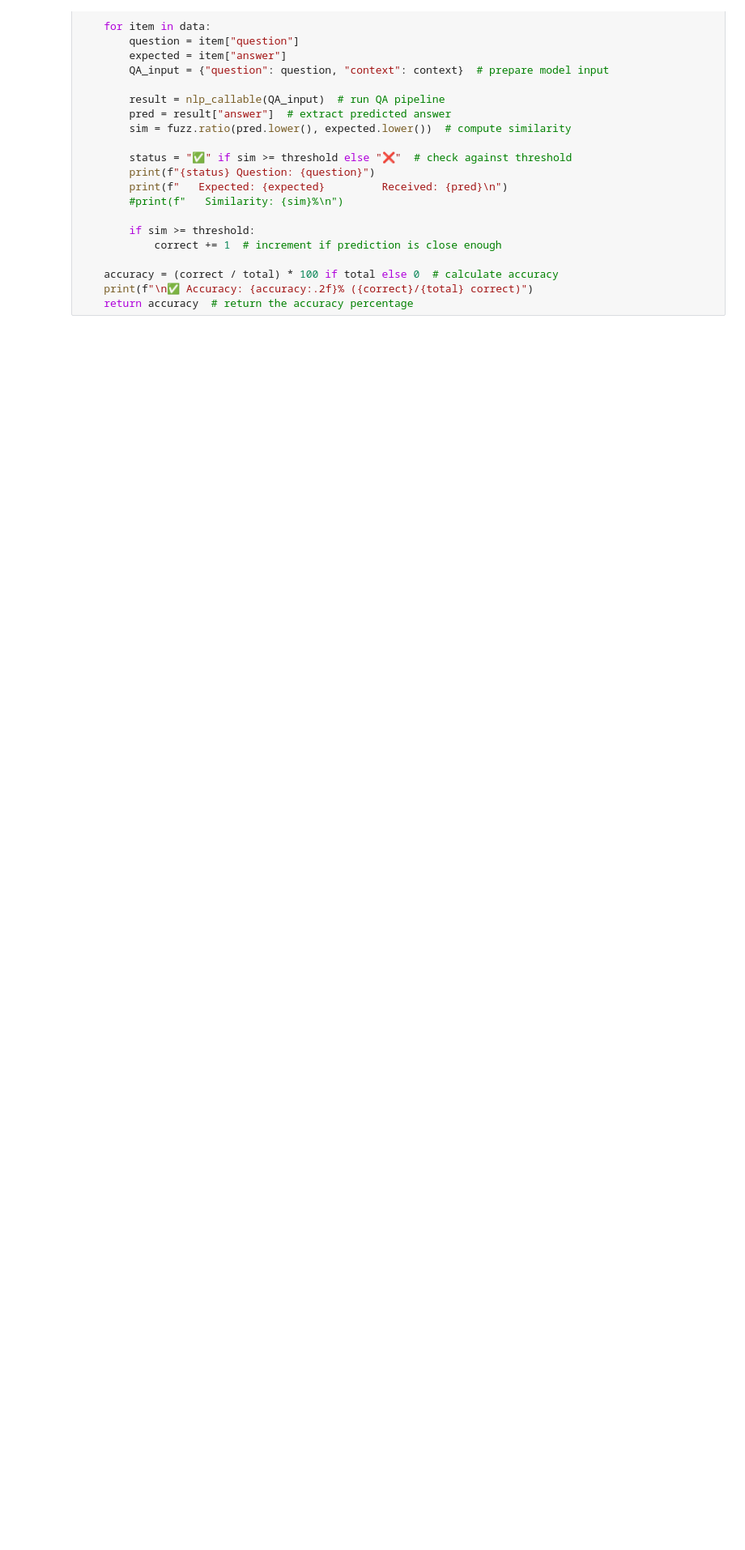
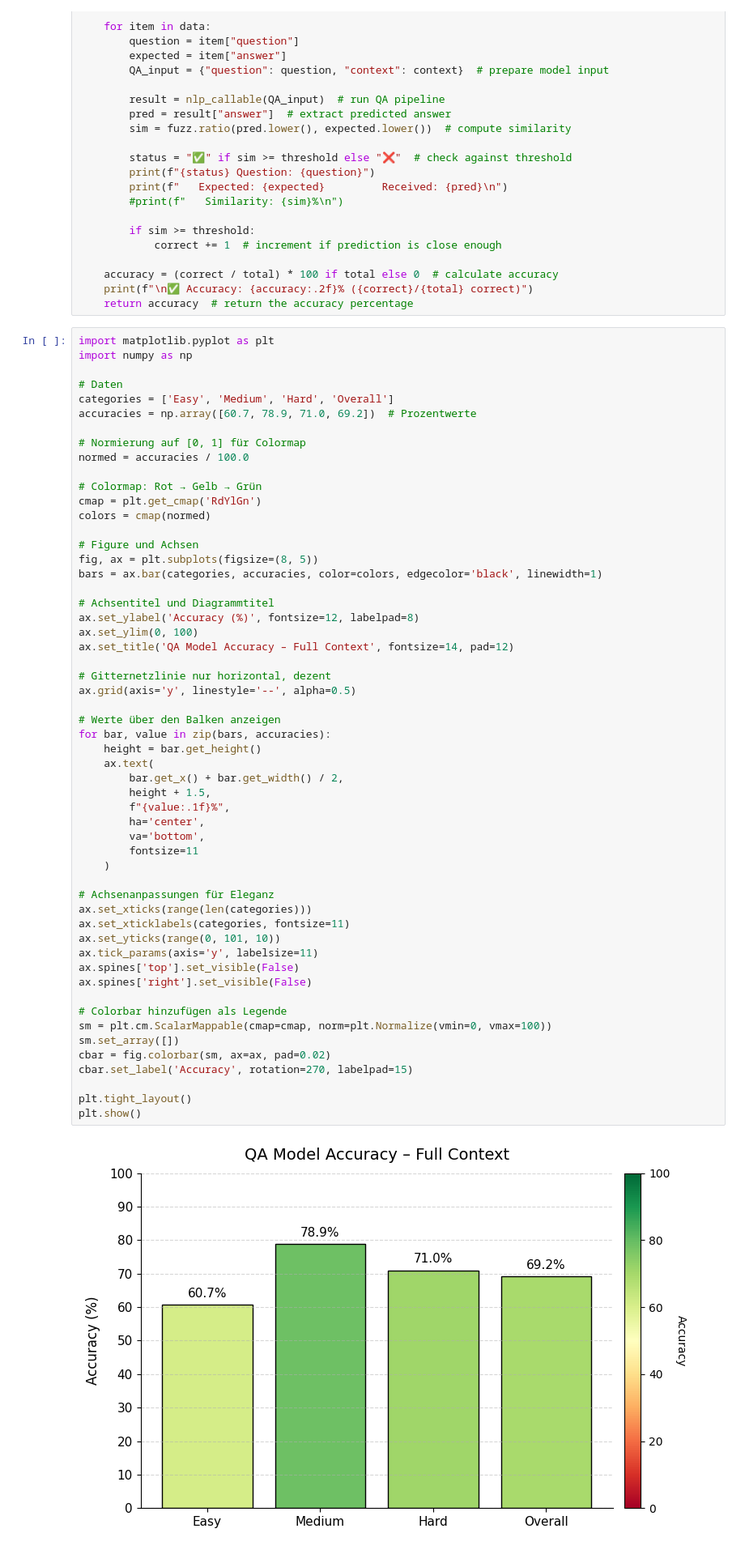
Before and after one commit to anton-seitz/llm-based-QA, a Jupyter notebook: docs/prototypes.ipynb, the cells around one changed output. Shown at 81% size. Cells and saved outputs as stored; diff of their text form; blank space fills up the shorter version.

```diff
--- a/docs/prototypes.ipynb
+++ b/docs/prototypes.ipynb
@@ -77,3 +77,60 @@ def evaluate_qa(data: list,
     accuracy = (correct / total) * 100 if total else 0  # calculate accuracy
     print(f"\n✅ Accuracy: {accuracy:.2f}% ({correct}/{total} correct)")
     return accuracy  # return the accuracy percentage
+# %%
+import matplotlib.pyplot as plt
+import numpy as np
+
+# Daten
+categories = ['Easy', 'Medium', 'Hard', 'Overall']
+accuracies = np.array([60.7, 78.9, 71.0, 69.2])  # Prozentwerte
+
+# Normierung auf [0, 1] für Colormap
+normed = accuracies / 100.0
+
+# Colormap: Rot → Gelb → Grün
+cmap = plt.get_cmap('RdYlGn')
+colors = cmap(normed)
+
+# Figure und Achsen
+fig, ax = plt.subplots(figsize=(8, 5))
+bars = ax.bar(categories, accuracies, color=colors, edgecolor='black', linewidth=1)
+
+# Achsentitel und Diagrammtitel
+ax.set_ylabel('Accuracy (%)', fontsize=12, labelpad=8)
+ax.set_ylim(0, 100)
+ax.set_title('QA Model Accuracy – Full Context', fontsize=14, pad=12)
+
+# Gitternetzlinie nur horizontal, dezent
+ax.grid(axis='y', linestyle='--', alpha=0.5)
+
+# Werte über den Balken anzeigen
+for bar, value in zip(bars, accuracies):
+    height = bar.get_height()
+    ax.text(
+        bar.get_x() + bar.get_width() / 2,
+        height + 1.5,
+        f"{value:.1f}%",
+        ha='center',
+        va='bottom',
+        fontsize=11
+    )
+
+# Achsenanpassungen für Eleganz
+ax.set_xticks(range(len(categories)))
+ax.set_xticklabels(categories, fontsize=11)
+ax.set_yticks(range(0, 101, 10))
+ax.tick_params(axis='y', labelsize=11)
+ax.spines['top'].set_visible(False)
+ax.spines['right'].set_visible(False)
+
+# Colorbar hinzufügen als Legende
+sm = plt.cm.ScalarMappable(cmap=cmap, norm=plt.Normalize(vmin=0, vmax=100))
+sm.set_array([])
+cbar = fig.colorbar(sm, ax=ax, pad=0.02)
+cbar.set_label('Accuracy', rotation=270, labelpad=15)
+
+plt.tight_layout()
+plt.show()
+# %% [output]
+[figure, added]
```
Also changed, not shown: parts of 2 cells of this notebook, 5 other files.
